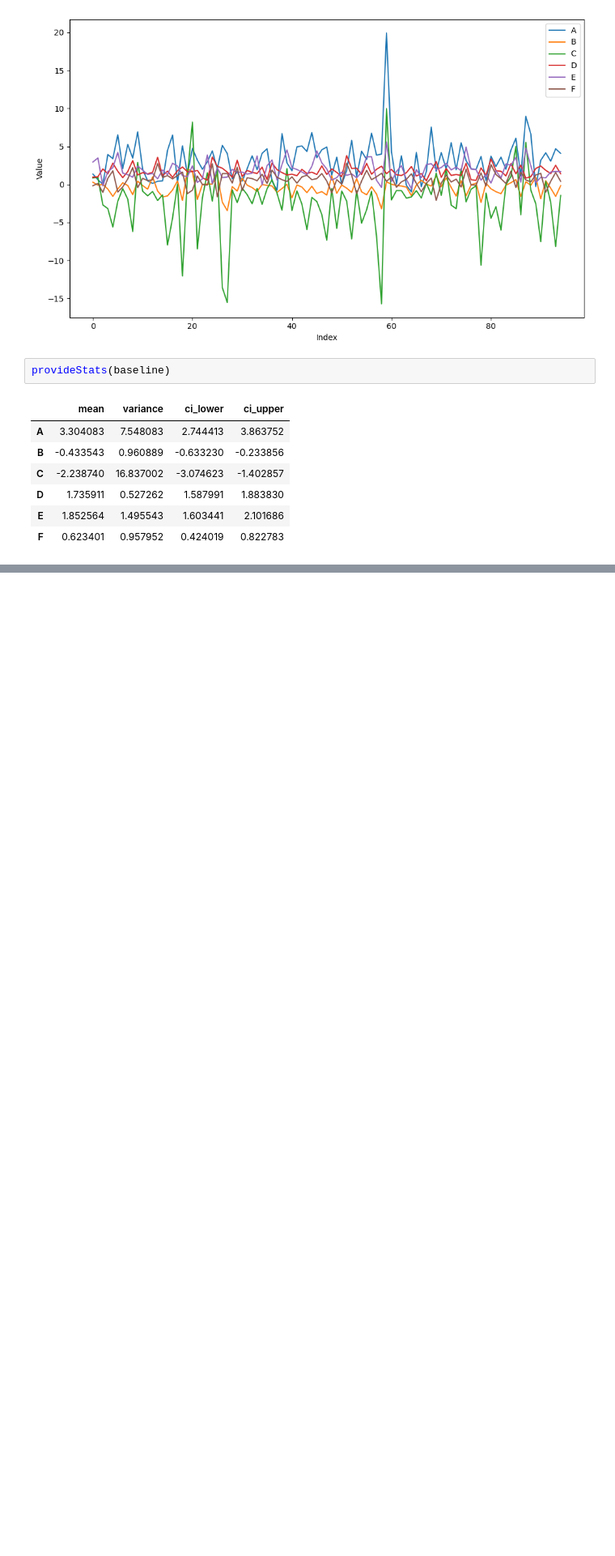
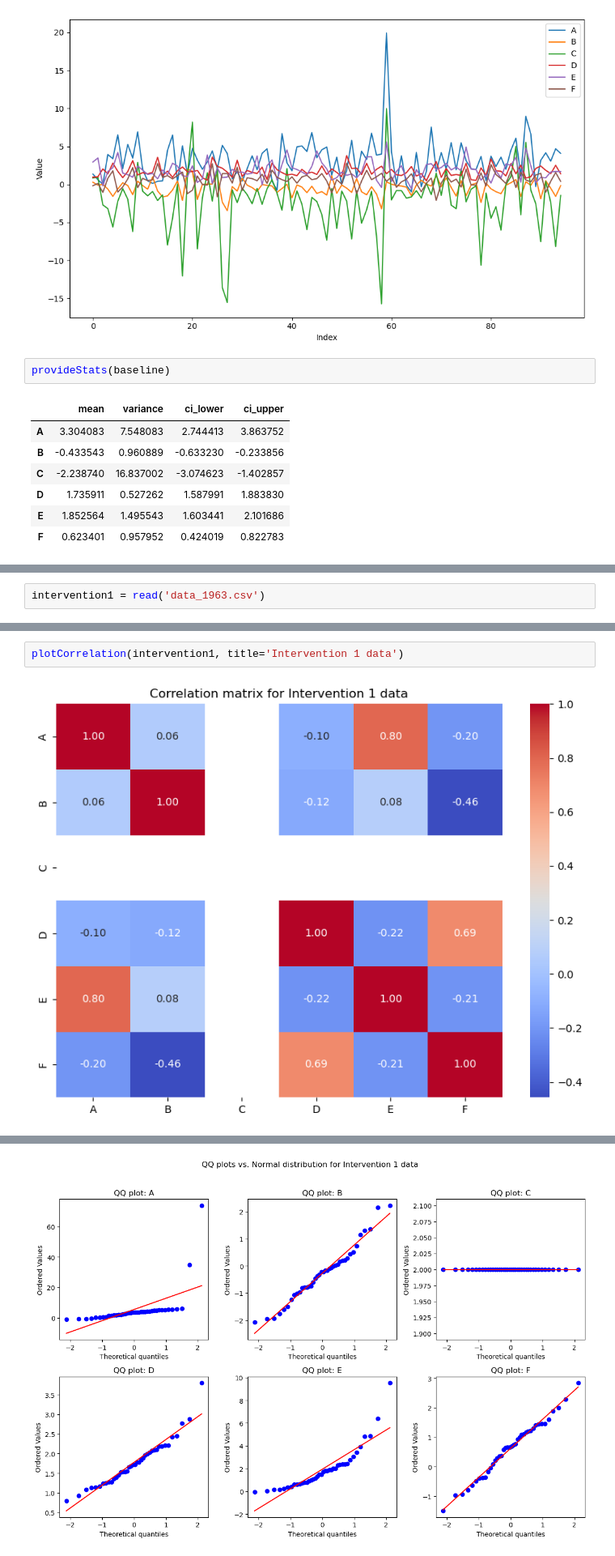
Before and after one commit to claralb2002/Active-Machine-Learning-Assignments, a Jupyter notebook: miniproject3/experiment.ipynb, the cells around one changed output, grey strips where cells are left out. Shown at 81% size. Cells and saved outputs as stored; diff of their text form; blank space fills up the shorter version.

```diff
--- a/miniproject3/experiment.ipynb
+++ b/miniproject3/experiment.ipynb
@@ -135,0 +149,2 @@ provideStats(baseline)
+# %%
+intervention1 = read('data_1963.csv')
@@ -135,0 +161,4 @@ provideStats(baseline)
+# %%
+plotCorrelation(intervention1, title='Intervention 1 data')
+# %% [output]
+[figure, added]
@@ -135,0 +166 @@ provideStats(baseline)
+[figure, added]
```
Also changed, not shown: parts of 11 cells of this notebook.
